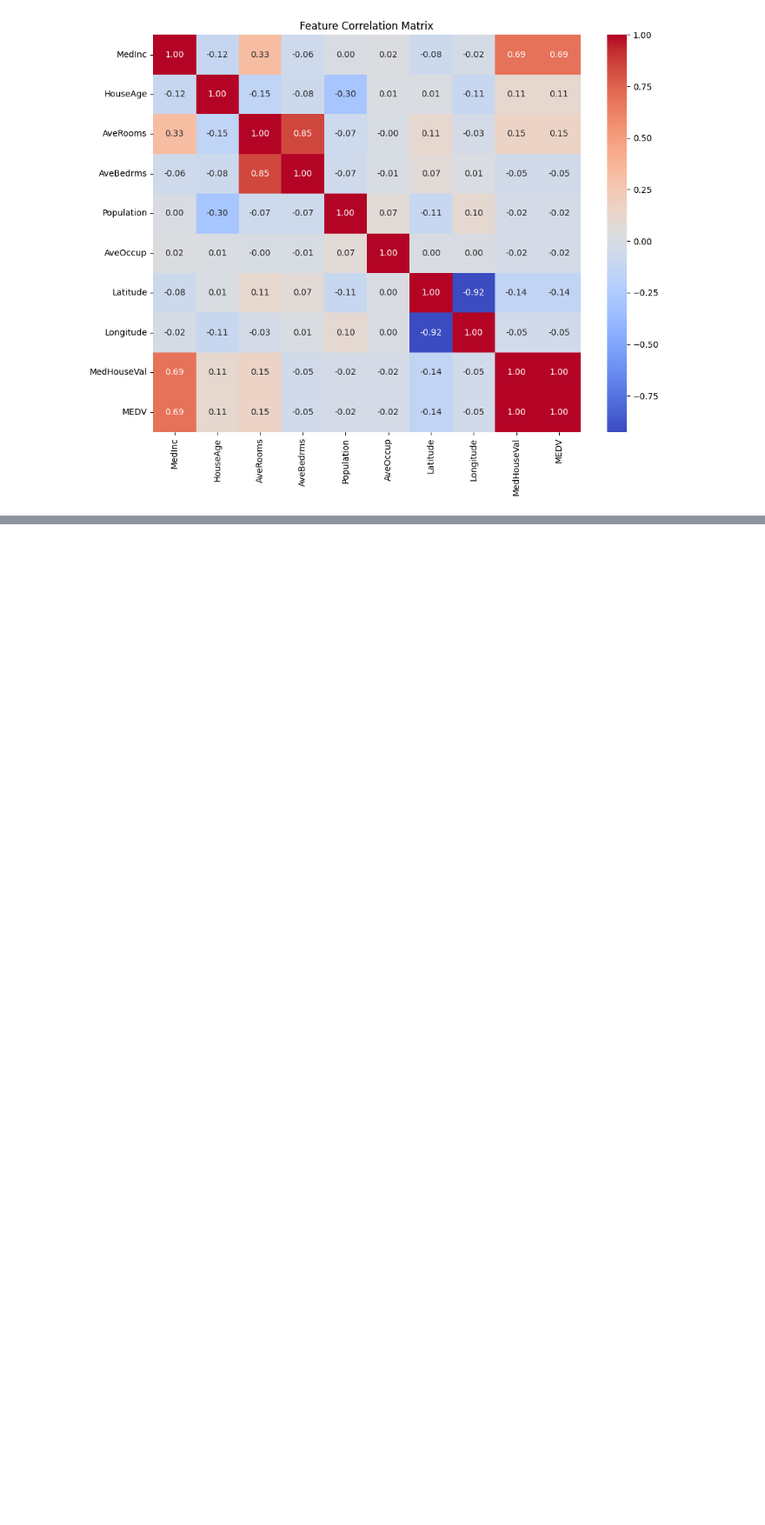
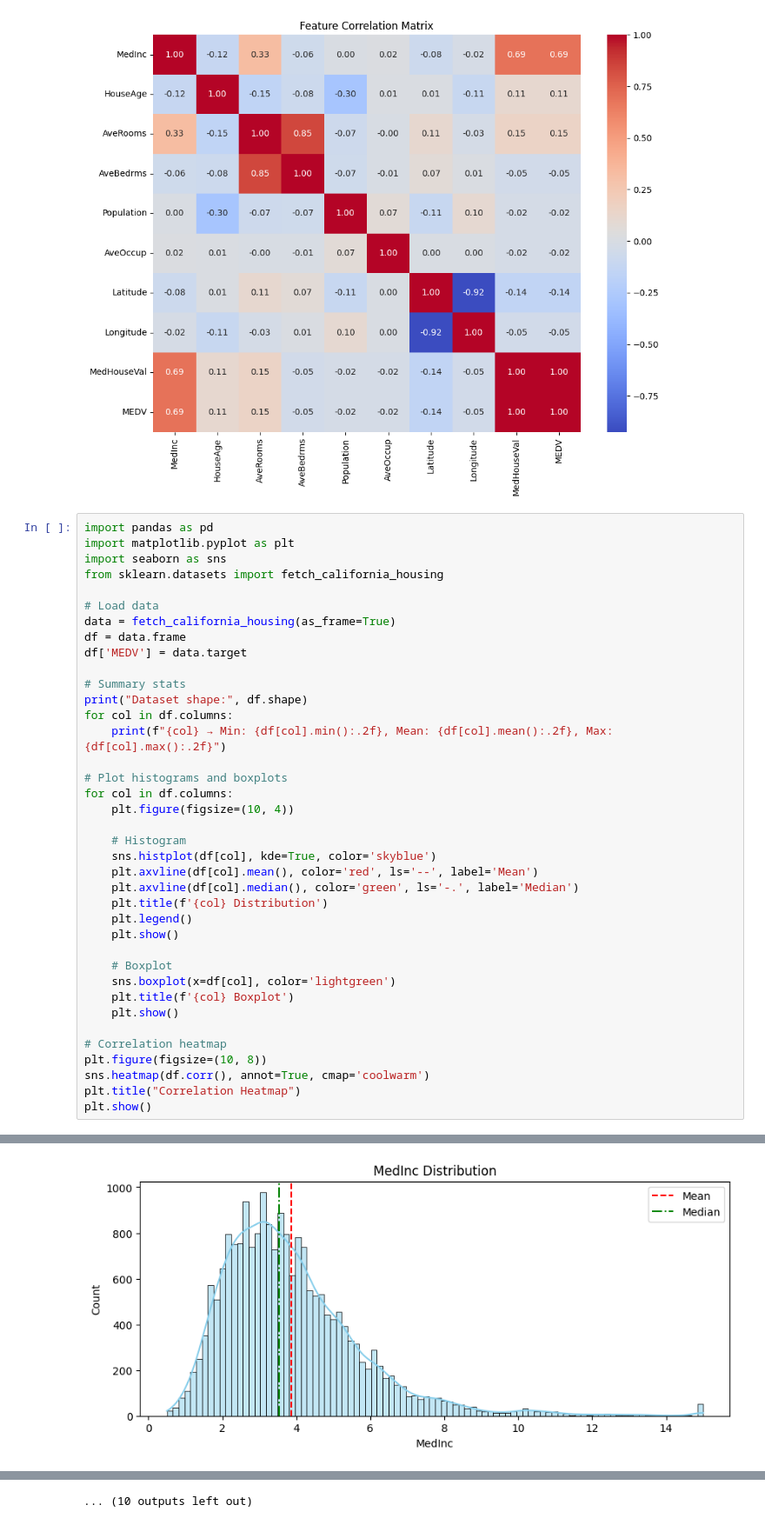
Before and after one commit to dhanavanthesh/machine_leanning_lab, a Jupyter notebook: program1.ipynb, the cells around one changed output, grey strips where cells are left out. Shown at 87% size. Drawn from its saved outputs; the diff is of its cells as text; blank space fills up the shorter version.

```diff
--- a/program1.ipynb
+++ b/program1.ipynb
@@ -99,3 +99,42 @@ MEDV Analysis:
   Outliers: 1071 (5.19%)
 [figure]
 [figure]
+# %%
+import pandas as pd
+import matplotlib.pyplot as plt
+import seaborn as sns
+from sklearn.datasets import fetch_california_housing
+
+# Load data
+data = fetch_california_housing(as_frame=True)
+df = data.frame
+df['MEDV'] = data.target
+
+# Summary stats
+print("Dataset shape:", df.shape)
+for col in df.columns:
+    print(f"{col} → Min: {df[col].min():.2f}, Mean: {df[col].mean():.2f}, Max: {df[col].max():.2f}")
+
+# Plot histograms and boxplots
+for col in df.columns:
+    plt.figure(figsize=(10, 4))
+
+    # Histogram
+    sns.histplot(df[col], kde=True, color='skyblue')
+    plt.axvline(df[col].mean(), color='red', ls='--', label='Mean')
+    plt.axvline(df[col].median(), color='green', ls='-.', label='Median')
+    plt.title(f'{col} Distribution')
+    plt.legend()
+    plt.show()
+
+    # Boxplot
+    sns.boxplot(x=df[col], color='lightgreen')
+    plt.title(f'{col} Boxplot')
+    plt.show()
+
+# Correlation heatmap
+plt.figure(figsize=(10, 8))
+sns.heatmap(df.corr(), annot=True, cmap='coolwarm')
+plt.title("Correlation Heatmap")
+plt.show()
+# %% [output]
@@ -101,0 +152 @@ MEDV Analysis:
+[figure, added]
@@ -101,0 +163 @@ MEDV Analysis:
+... (10 outputs left out)
```
Also changed, not shown: parts of 1 cell of this notebook, 2 other files.
